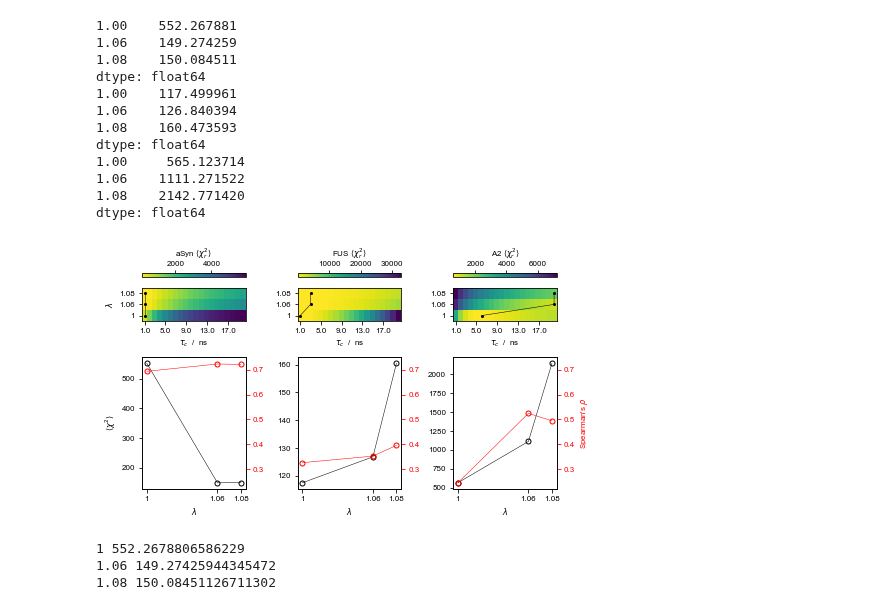
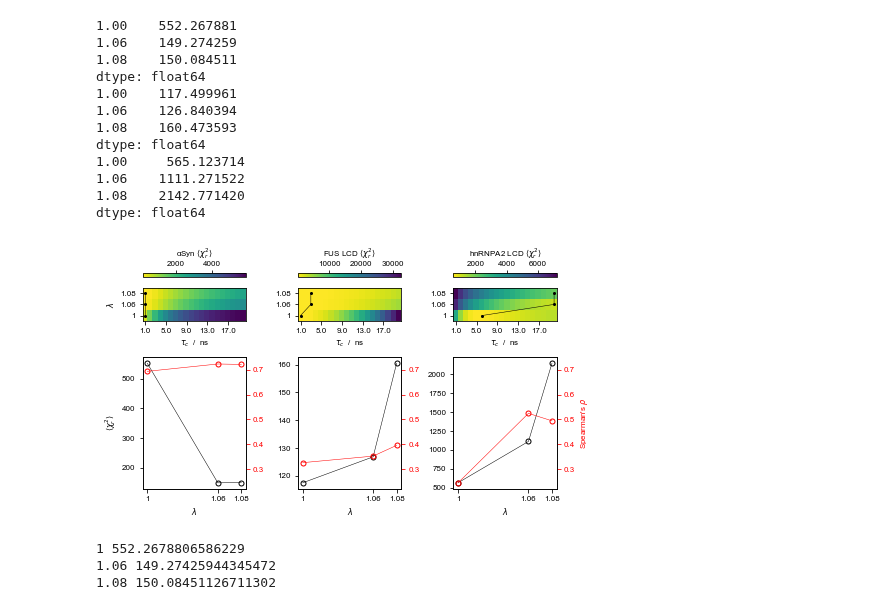
Before and after one commit to KULL-Centre/papers, a Jupyter notebook: 2021/Martini-Thomasen-et-al/notebooks/intrachain_PRE.ipynb, the cells around one changed output. Cells and saved outputs as stored; diff of their text form; code cells hidden in the pictures.

```diff
--- a/2021/Martini-Thomasen-et-al/notebooks/intrachain_PRE.ipynb
+++ b/2021/Martini-Thomasen-et-al/notebooks/intrachain_PRE.ipynb
@@ -28,7 +28,8 @@ ax6 = plt.subplot2grid( (6,3), (2,2), rowspan=4, colspan=1 )
 up = [ax1,ax3,ax5]
 down = [ax2,ax4,ax6]
 
-for i,name in enumerate(['aSyn','FUS','A2']):
+for i,(name,labelname) in enumerate(zip(['aSyn','FUS','A2'],
+                                  ['αSyn','FUS LCD','hnRNPA2 LCD'])):
     prot = pd.read_pickle(
         '../PRE_NMR/intrachain/chi2_{:s}_tc.pkl'.format(name)).astype(float).T
     prot_rho = pd.read_pickle(
@@ -38,7 +39,7 @@ for i,name in enumerate(['aSyn','FUS','A2']):
     cax = divider.new_vertical(size="10%", pad=.15)
     fig.add_axes(cax)
     plt.colorbar(im, cax=cax, orientation="horizontal",
-                 label=r'{:s} $\langle \chi^2_r \rangle$'.format(name))
+                 label=r'{:s} $\langle \chi^2_r \rangle$'.format(labelname))
     cax.xaxis.set_ticks_position('top')
     cax.xaxis.set_label_position('top')
 
@@ -58,32 +59,32 @@ for i,name in enumerate(['aSyn','FUS','A2']):
     axtwin = down[i].twinx()
     axtwin.plot(prot_rho.index,rho_at_chi2min,'ro-',mfc='None',ms=5,lw=.5,label=name)
     axtwin.yaxis.set_ticks_position('right')
     axtwin.tick_params(axis='y', colors='r')
     axtwin.set_ylim(.22,.75)
 
     down[i].set_xticks(prot.index)
     down[i].set_xticklabels(['{:g}'.format(l) for l in prot.index])
     down[i].set_xlabel(r'$\lambda$')
 
 up[0].set_ylabel(r'$\lambda$')
 
-down[0].set_ylabel(r'$\langle \chi^2 \rangle$')
+down[0].set_ylabel(r'$\langle \chi^2_r \rangle$')
 axtwin.set_ylabel(r"Spearman's $\rho$",color='r')
 axtwin.yaxis.set_label_position("right")
 
 plt.tight_layout()
 plt.savefig('../intraPRE.pdf')
 # %% [output]
 1.00    552.267881
 1.06    149.274259
 1.08    150.084511
 dtype: float64
 1.00    117.499961
 1.06    126.840394
 1.08    160.473593
 dtype: float64
 1.00     565.123714
 1.06    1111.271522
 1.08    2142.771420
 dtype: float64
-[figure, old version]
+[figure, new version]
```
Also changed, not shown: parts of 2 cells of this notebook.
